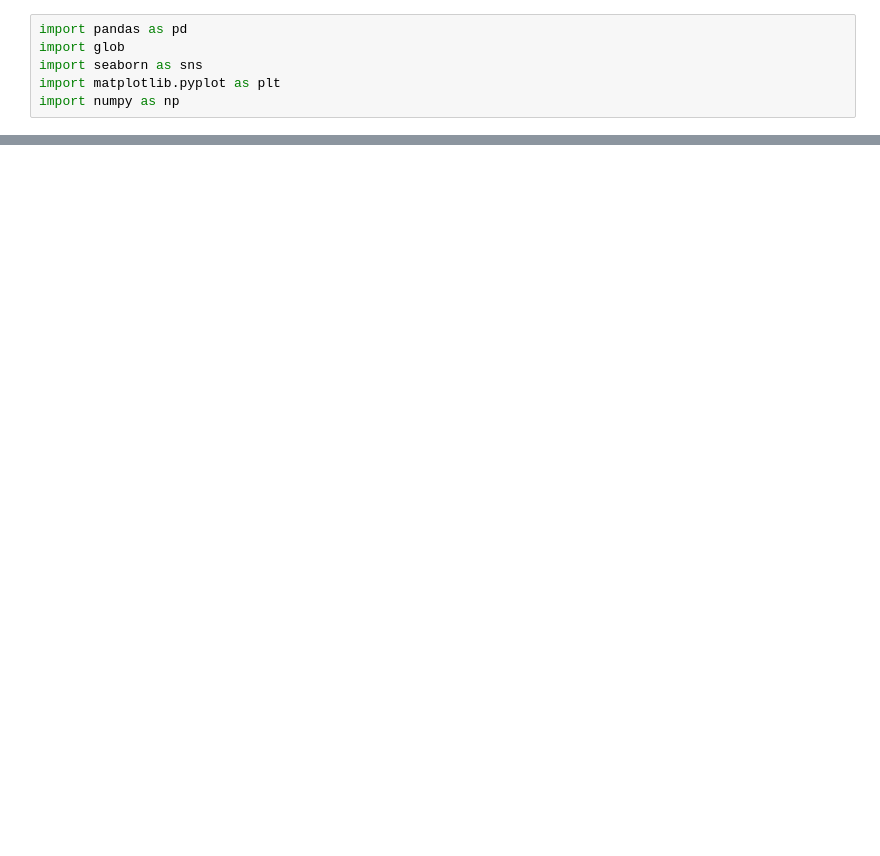
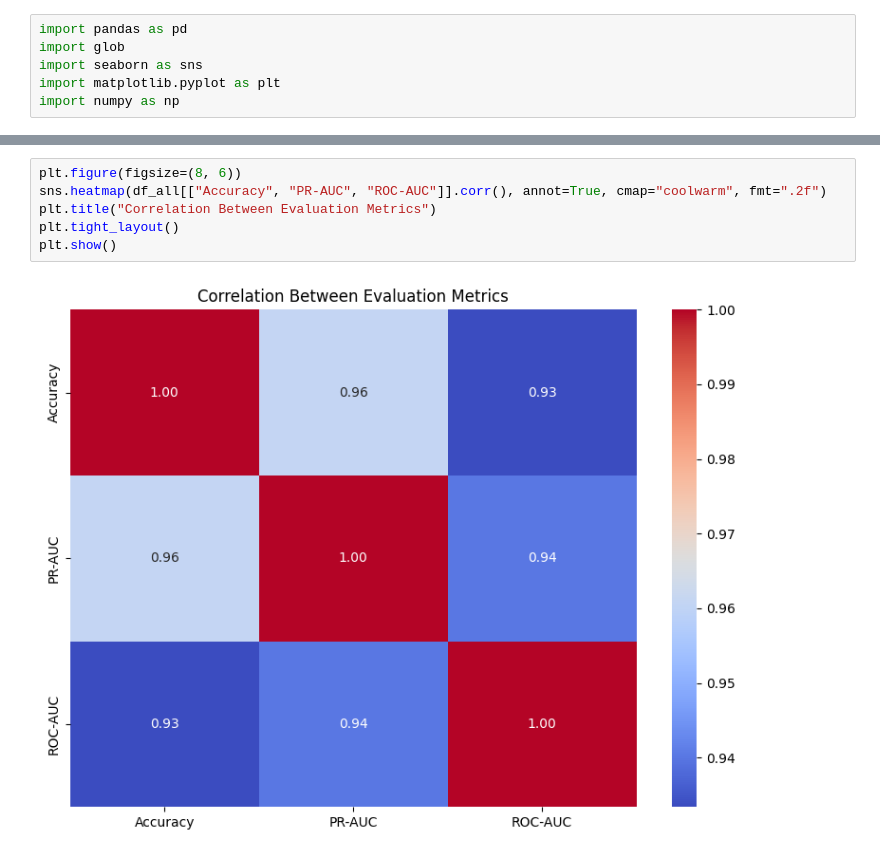
Before and after one commit to busraacr/churn_prediction, a Jupyter notebook: ml_comparison.ipynb, the cells around one changed output, grey strips where cells are left out. Saved outputs shown, nothing was run; the diff lists cells and outputs as text; blank space fills up the shorter version.

```diff
--- a/ml_comparison.ipynb
+++ b/ml_comparison.ipynb
@@ -53,0 +50,8 @@ AttributeError: 'Rectangle' object has no attribute 'patches'
+# %%
+plt.figure(figsize=(8, 6))
+sns.heatmap(df_all[["Accuracy", "PR-AUC", "ROC-AUC"]].corr(), annot=True, cmap="coolwarm", fmt=".2f")
+plt.title("Correlation Between Evaluation Metrics")
+plt.tight_layout()
+plt.show()
+# %% [output]
+[figure, added]
```
Also changed, not shown: parts of 8 cells of this notebook, 10 other files.
